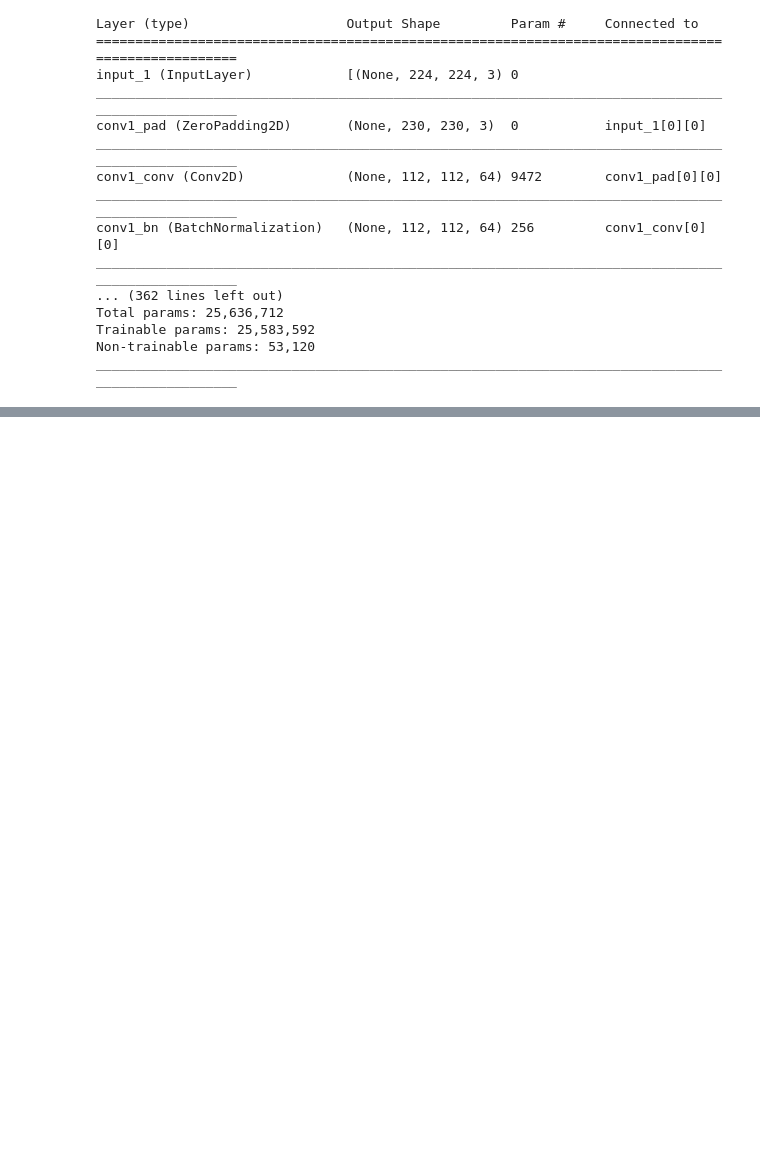
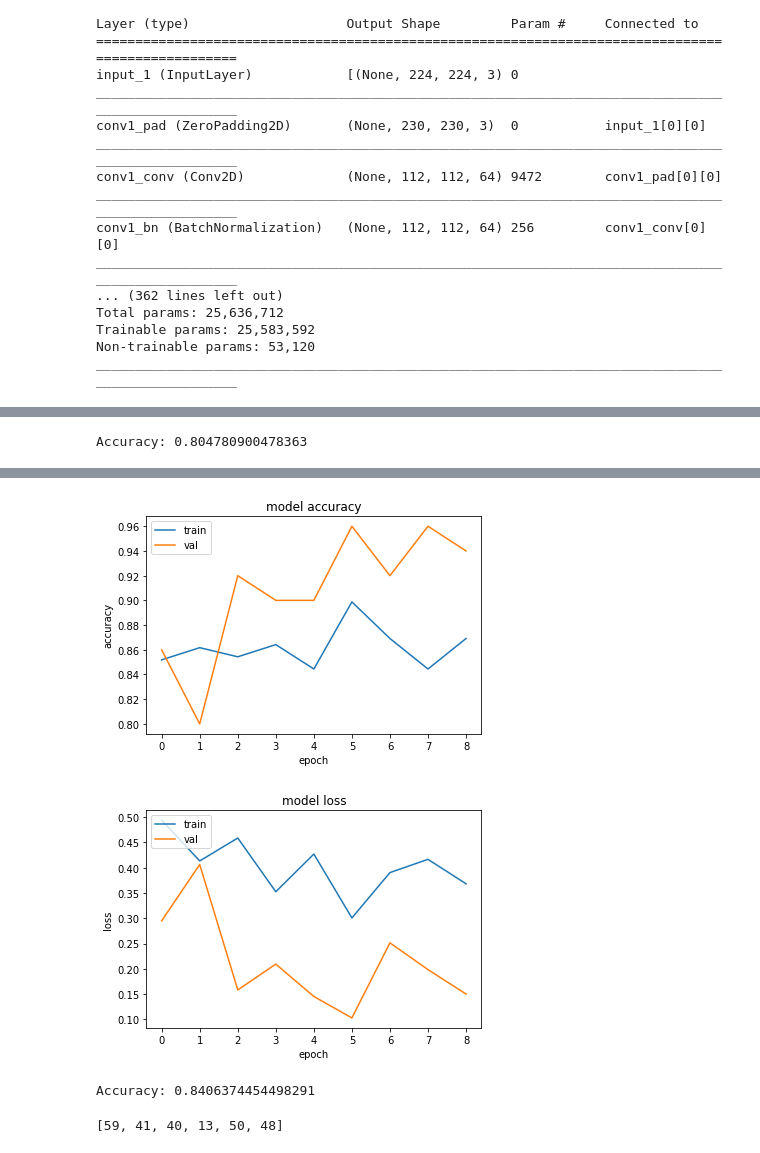
Before and after one commit to rootstrap/waste-classifier, a Jupyter notebook: test_resnet50.ipynb, the cells around one changed output, grey strips where cells are left out. Drawn from its saved outputs; the diff is of its cells as text; code cells hidden in the pictures; blank space fills up the shorter version.

```diff
--- a/test_resnet50.ipynb
+++ b/test_resnet50.ipynb
@@ -108,0 +212,22 @@ model.compile(loss="binary_crossentropy", optimizer='adam', metrics=["accuracy"]
+# %%
+print('Accuracy:', scores[1])
+# %% [output]
+Accuracy: 0.804780900478363
+# %%
+EARLY_STOP_PATIENCE=3
+# Early stopping & checkpointing the best model in ../working dir & restoring that as our model for prediction
+from tensorflow.python.keras.callbacks import EarlyStopping, ModelCheckpoint
+
+cb_early_stopper = EarlyStopping(monitor = 'val_loss', patience = EARLY_STOP_PATIENCE)
+cb_checkpointer = ModelCheckpoint(filepath = 'best_resnet50.hdf5', monitor = 'val_loss', save_best_only = True, mode = 'auto')
+
+history = model.fit_generator(train_generator,
+                    validation_data=val_generator,
+                    validation_steps=len(val_generator) // BS,
+                    steps_per_epoch=len(train_generator) // BS,
+                    epochs=EPOCHS,
+                    callbacks=[cb_checkpointer, cb_early_stopper])
+plot_results(history)
+scores = model.evaluate_generator(test_generator)
+print('Accuracy:', scores[1])
+# %% [output]
@@ -108,0 +252,13 @@ model.compile(loss="binary_crossentropy", optimizer='adam', metrics=["accuracy"]
+[figure, added]
+[figure, added]
+Accuracy: 0.8406374454498291
+# %%
+import os
+classes = os.listdir('dataset-resized/test/')
+total = []
+for i in range(0, len(classes)):
+    path, dirs, files = next(os.walk("dataset-resized/test/" + classes[i]))
+    total.append(len(files))
+total
+# %% [output]
+[59, 41, 40, 13, 50, 48]
```
Also changed, not shown: parts of 20 cells of this notebook, 2 other files.
